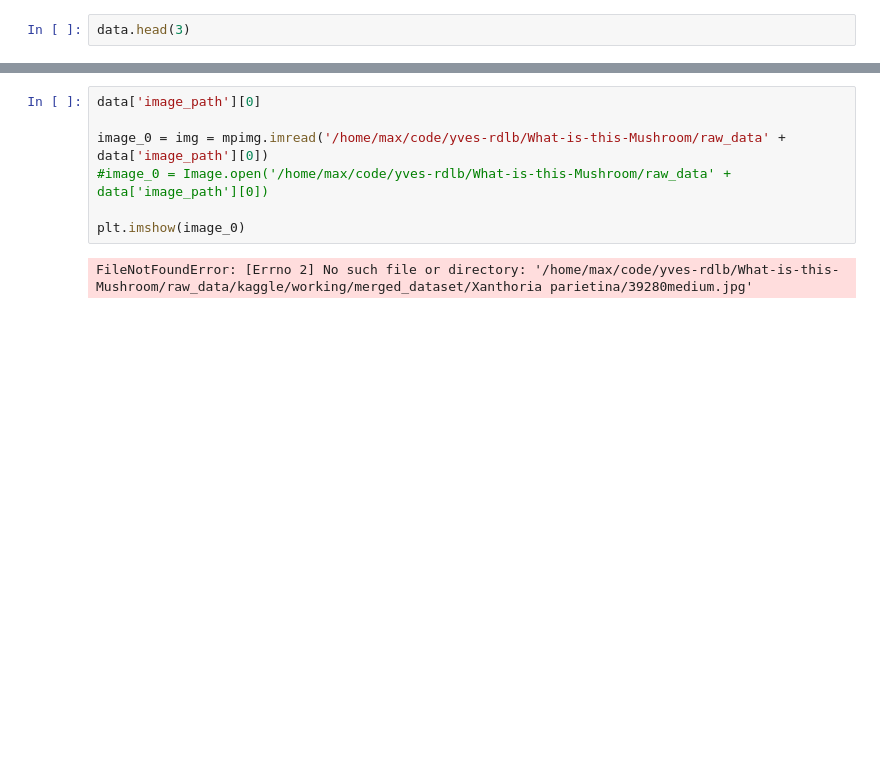
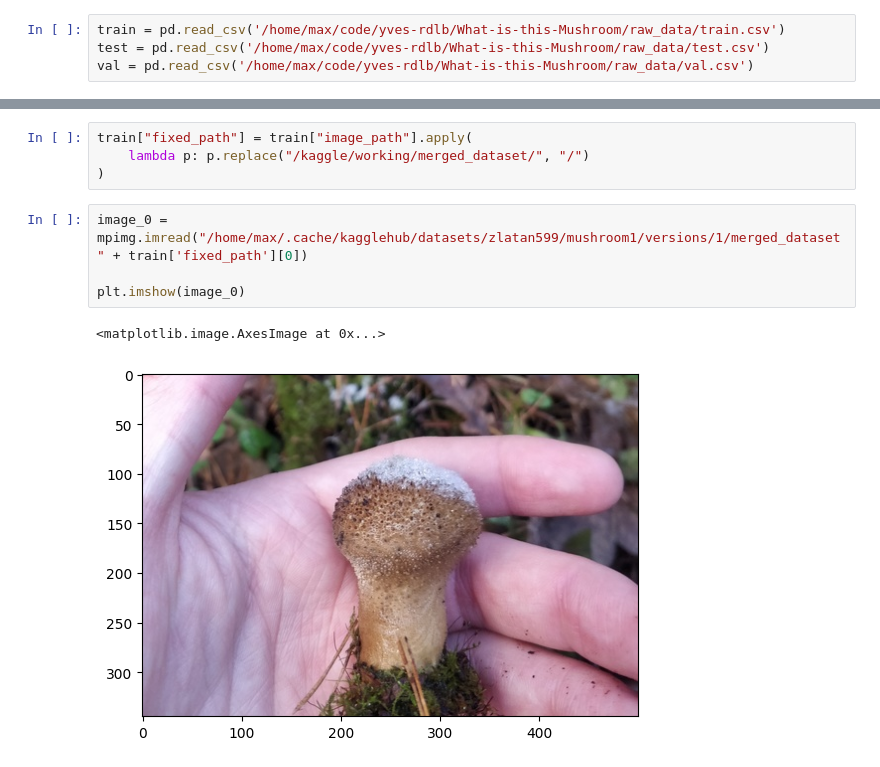
Before and after one commit to yves-rdlb/What-is-this-Mushroom, a Jupyter notebook: notebooks/MaxHoc.ipynb, the cells around one changed output, grey strips where cells are left out. Cells and saved outputs as stored; diff of their text form; blank space fills up the shorter version.

```diff
--- a/notebooks/MaxHoc.ipynb
+++ b/notebooks/MaxHoc.ipynb
@@ -13,2 +6,4 @@ file_path = "/home/max/code/yves-rdlb/What-is-this-Mushroom/raw_data/mushroom_sp
 # %%
-data.head(3)
+train = pd.read_csv('/home/max/code/yves-rdlb/What-is-this-Mushroom/raw_data/train.csv')
+test = pd.read_csv('/home/max/code/yves-rdlb/What-is-this-Mushroom/raw_data/test.csv')
+val = pd.read_csv('/home/max/code/yves-rdlb/What-is-this-Mushroom/raw_data/val.csv')
@@ -20,9 +19,11 @@ data.head(3)
+# %%
+train["fixed_path"] = train["image_path"].apply(
+    lambda p: p.replace("/kaggle/working/merged_dataset/", "/")
+)
 # %%
-data['image_path'][0]
-
-image_0 = img = mpimg.imread('/home/max/code/yves-rdlb/What-is-this-Mushroom/raw_data' + data['image_path'][0])
-#image_0 = Image.open('/home/max/code/yves-rdlb/What-is-this-Mushroom/raw_data' + data['image_path'][0])
+image_0 = mpimg.imread("/home/max/.cache/kagglehub/datasets/zlatan599/mushroom1/versions/1/merged_dataset" + train['fixed_path'][0])
 
 plt.imshow(image_0)
 # %% [output]
-FileNotFoundError: [Errno 2] No such file or directory: '/home/max/code/yves-rdlb/What-is-this-Mushroom/raw_data/kaggle/working/merged_dataset/Xanthoria parietina/39280medium.jpg'
+<matplotlib.image.AxesImage at 0x...>
+[figure, added]
```
Also changed, not shown: parts of 6 cells of this notebook, 4 other files.
